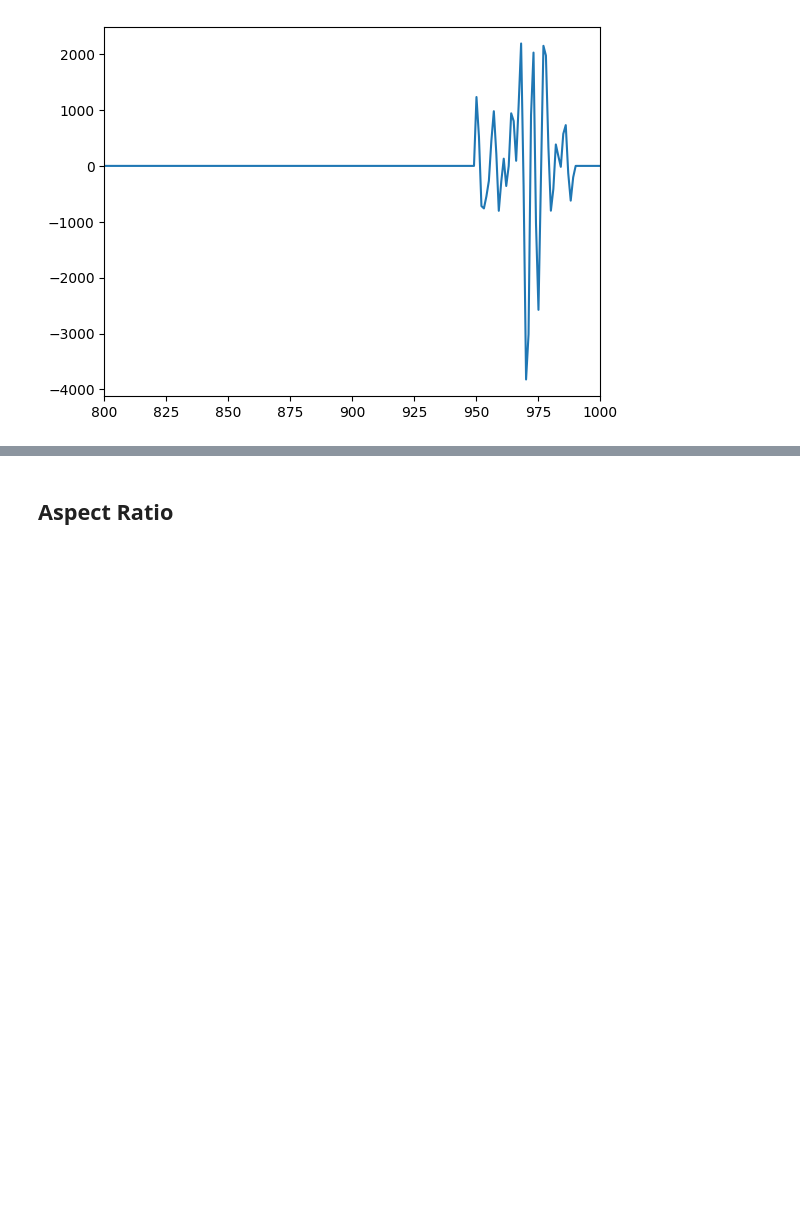
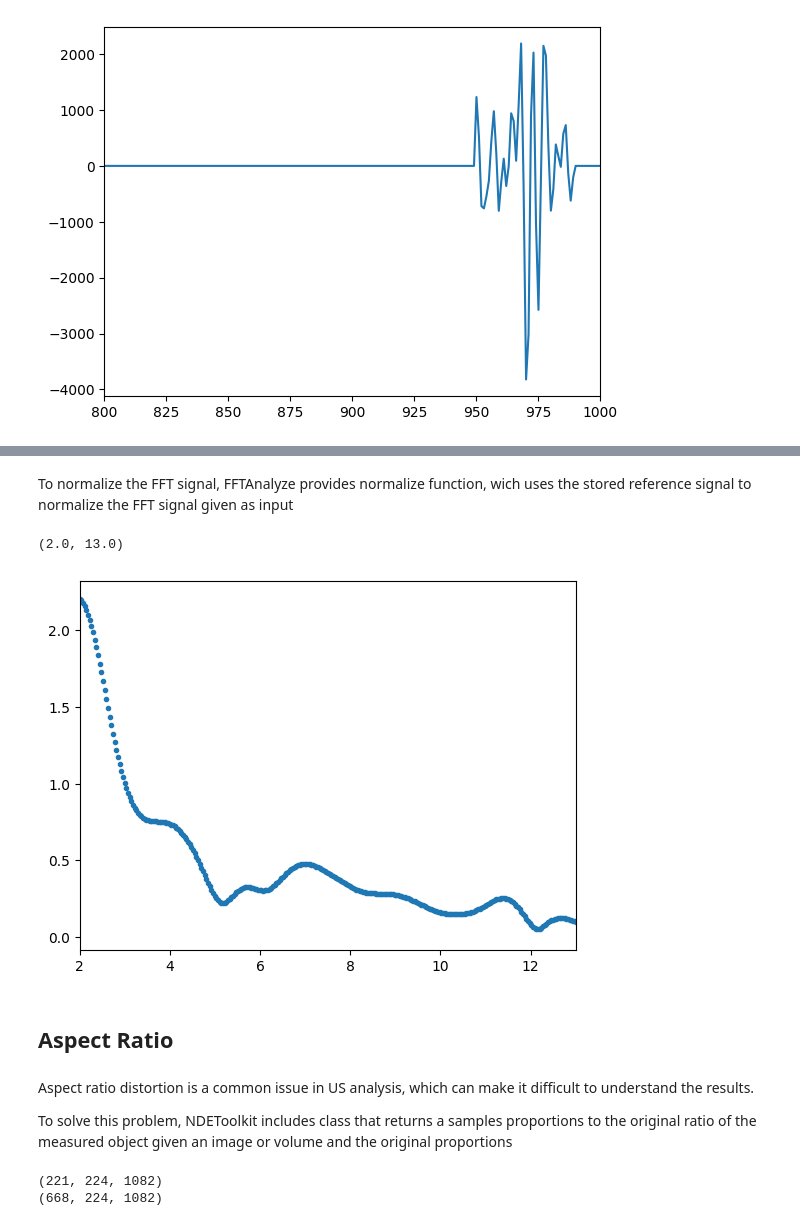
Before and after one commit to topeberti/UltraCODE, a Jupyter notebook: 4_Processing/Composite_porosity_UT/Docs.ipynb, the cells around one changed output, grey strips where cells are left out. Cells and saved outputs as stored; diff of their text form; code cells hidden in the pictures; blank space fills up the shorter version.

Commit message:
Aspec Ratio Doc

```diff
--- a/4_Processing/Composite_porosity_UT/Docs.ipynb
+++ b/4_Processing/Composite_porosity_UT/Docs.ipynb
@@ -238,2 +272,18 @@ plt.xlim(2,13)
+# %%
+## FFT on windowed signal
+frecs,ref_fourier,signal_fourier = ff.fourier_volume(backscattered_signal,fs)
+# %% [markdown]
+To normalize the FFT signal, FFTAnalyze provides normalize function, wich uses the stored reference signal to normalize the FFT signal given as input
+# %%
+normalized = ff.normalize(signal_fourier)
+plt.plot(frecs,normalized[177,178],'.')
+plt.xlim(2,13)
+# %% [output]
+(2.0, 13.0)
+[figure, added]
 # %% [markdown]
 ## Aspect Ratio
+# %% [markdown]
+Aspect ratio distortion is a common issue in US analysis, which can make it difficult to understand the results.
+
+To solve this problem, NDEToolkit includes class that returns a samples proportions to the original ratio of the measured object given an image or volume and the original proportions
@@ -239,0 +299,7 @@ plt.xlim(2,13)
+# %%
+resized = a.reshape(221,74,data)
+print(data.shape)
+print(resized.shape)
+# %% [output]
+(221, 224, 1082)
+(668, 224, 1082)
```
Also changed, not shown: parts of 12 cells of this notebook.
